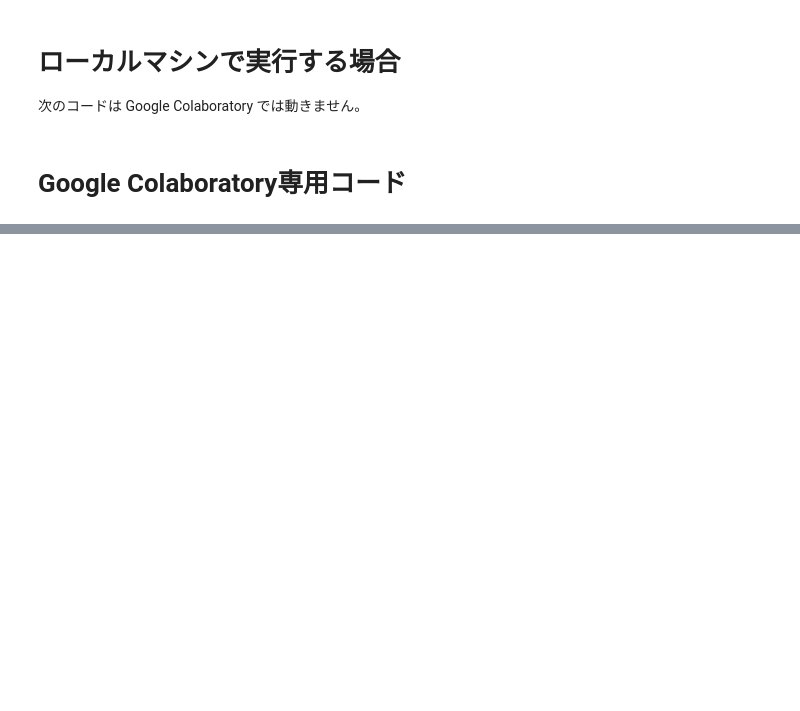
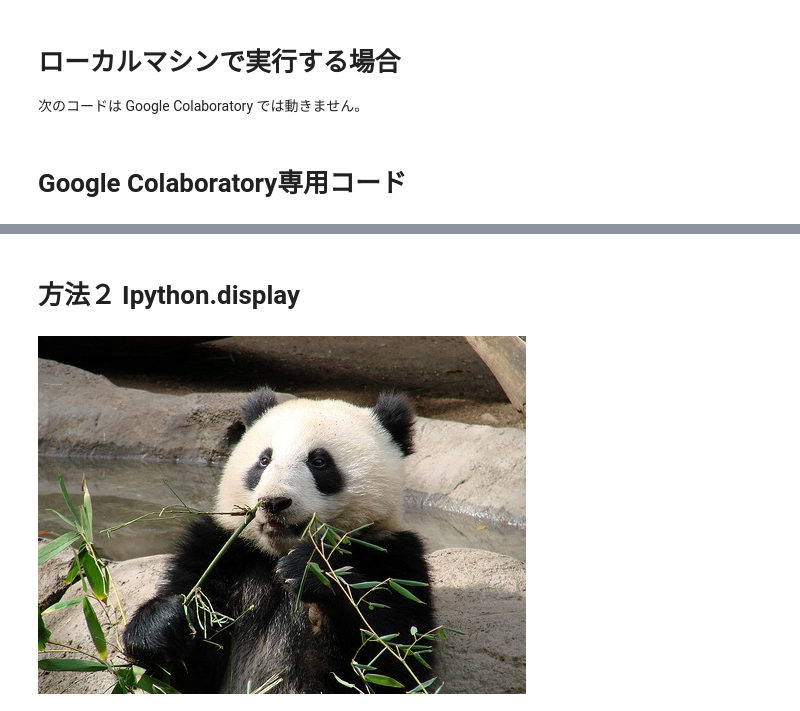
Before and after one commit to aquapathos/Semi3B, a Jupyter notebook: L4/L4_1_1.ipynb, the cells around one changed output, grey strips where cells are left out. Saved outputs shown, nothing was run; the diff lists cells and outputs as text; code cells hidden in the pictures; blank space fills up the shorter version.

```diff
--- a/L4/L4_1_1.ipynb
+++ b/L4/L4_1_1.ipynb
@@ -26,0 +41,7 @@ cv2_imshow(img)
+# %% [markdown]
+# 方法２ Ipython.display
+# %%
+from IPython.display import Image,display_jpeg
+display_jpeg(Image('prof.jpg'))
+# %% [output]
+[figure, added]
```
Also changed, not shown: parts of 3 cells of this notebook.
